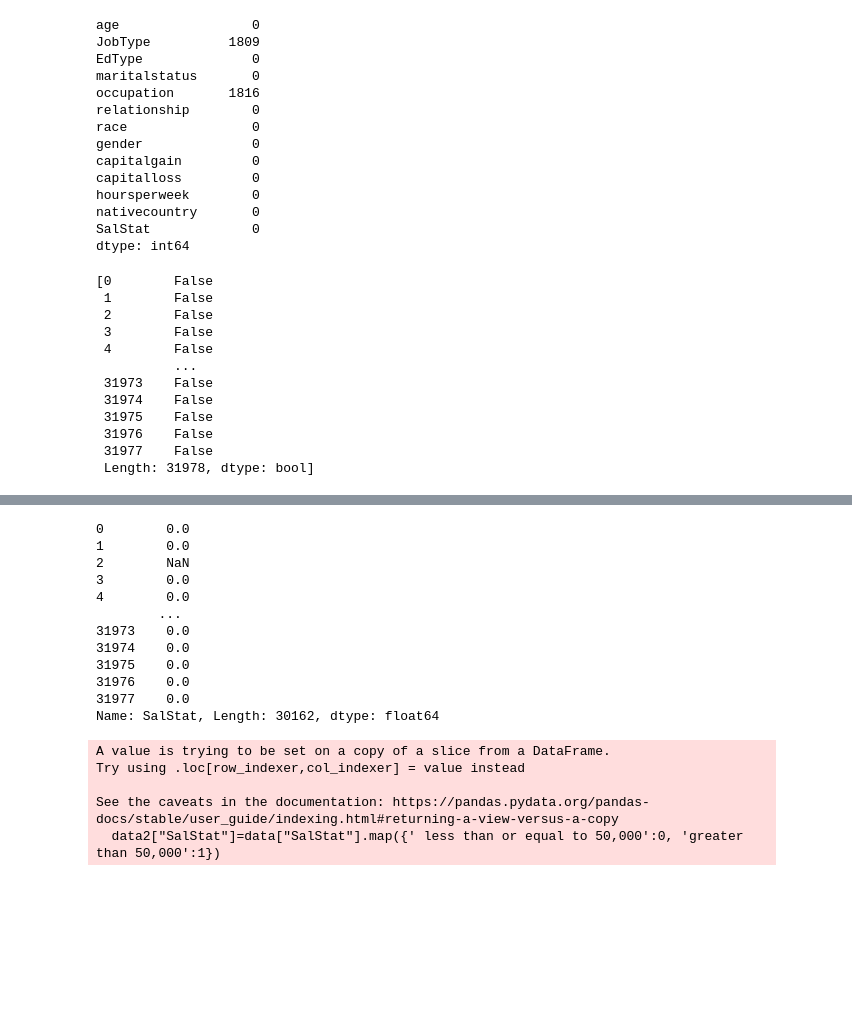
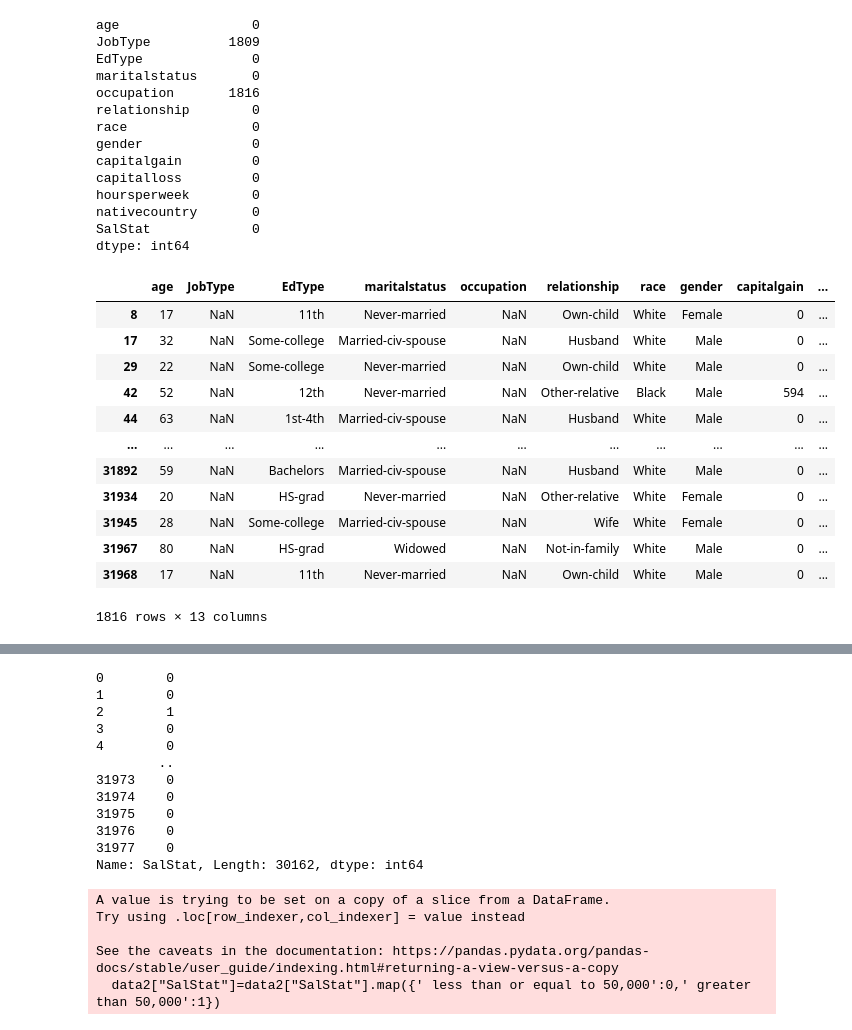
Before and after one commit to d-kavinraja/EXNO-4-DS, a Jupyter notebook: program1.ipynb, the cells around one changed output, grey strips where cells are left out. Saved outputs shown, nothing was run; the diff lists cells and outputs as text; code cells hidden in the pictures; blank space fills up the shorter version.

```diff
--- a/program1.ipynb
+++ b/program1.ipynb
@@ -42,21 +42,22 @@ nativecountry       0
 SalStat             0
 dtype: int64
 # %%
-missing=[data.isnull().any(axis=1)]
+missing=data[data.isnull().any(axis=1)]
 missing
 # %% [output]
+|  | age | JobType | EdType | maritalstatus | occupation | relationship | race | gender | capitalgain | ... |
+| 8 | 17 | NaN | 11th | Never-married | NaN | Own-child | White | Female | 0 | ... |
+| 17 | 32 | NaN | Some-college | Married-civ-spouse | NaN | Husband | White | Male | 0 | ... |
+| 29 | 22 | NaN | Some-college | Never-married | NaN | Own-child | White | Male | 0 | ... |
+| 42 | 52 | NaN | 12th | Never-married | NaN | Other-relative | Black | Male | 594 | ... |
+| 44 | 63 | NaN | 1st-4th | Married-civ-spouse | NaN | Husband | White | Male | 0 | ... |
+| ... | ... | ... | ... | ... | ... | ... | ... | ... | ... | ... |
+| 31892 | 59 | NaN | Bachelors | Married-civ-spouse | NaN | Husband | White | Male | 0 | ... |
+| 31934 | 20 | NaN | HS-grad | Never-married | NaN | Other-relative | White | Female | 0 | ... |
+| 31945 | 28 | NaN | Some-college | Married-civ-spouse | NaN | Wife | White | Female | 0 | ... |
+| 31967 | 80 | NaN | HS-grad | Widowed | NaN | Not-in-family | White | Male | 0 | ... |
+| 31968 | 17 | NaN | 11th | Never-married | NaN | Own-child | White | Male | 0 | ... |
-[0        False
- 1        False
- 2        False
- 3        False
- 4        False
-          ...
- 31973    False
- 31974    False
- 31975    False
- 31976    False
- 31977    False
- Length: 31978, dtype: bool]
+1816 rows × 13 columns
 # %%
 data2=data.dropna(axis=0)
 data2
@@ -77,23 +78,23 @@ data2
 # %%
 sal=data['SalStat']
 # %%
-data2["SalStat"]=data["SalStat"].map({' less than or equal to 50,000':0, 'greater than 50,000':1})
+data2["SalStat"]=data2["SalStat"].map({' less than or equal to 50,000':0,' greater than 50,000':1})
 print(data2["SalStat"])
 # %% [output]
-0        0.0
-1        0.0
-2        NaN
-3        0.0
-4        0.0
-        ...
-31973    0.0
-31974    0.0
-31975    0.0
-31976    0.0
-31977    0.0
-Name: SalStat, Length: 30162, dtype: float64
+0        0
+1        0
+2        1
+3        0
+4        0
+        ..
+31973    0
+31974    0
+31975    0
+31976    0
+31977    0
+Name: SalStat, Length: 30162, dtype: int64
 A value is trying to be set on a copy of a slice from a DataFrame.
 Try using .loc[row_indexer,col_indexer] = value instead
 
 See the caveats in the documentation: https://pandas.pydata.org/pandas-docs/stable/user_guide/indexing.html#returning-a-view-versus-a-copy
-  data2["SalStat"]=data["SalStat"].map({' less than or equal to 50,000':0, 'greater than 50,000':1})
+  data2["SalStat"]=data2["SalStat"].map({' less than or equal to 50,000':0,' greater than 50,000':1})
```
Also changed, not shown: parts of 16 cells of this notebook, 1 other file.
